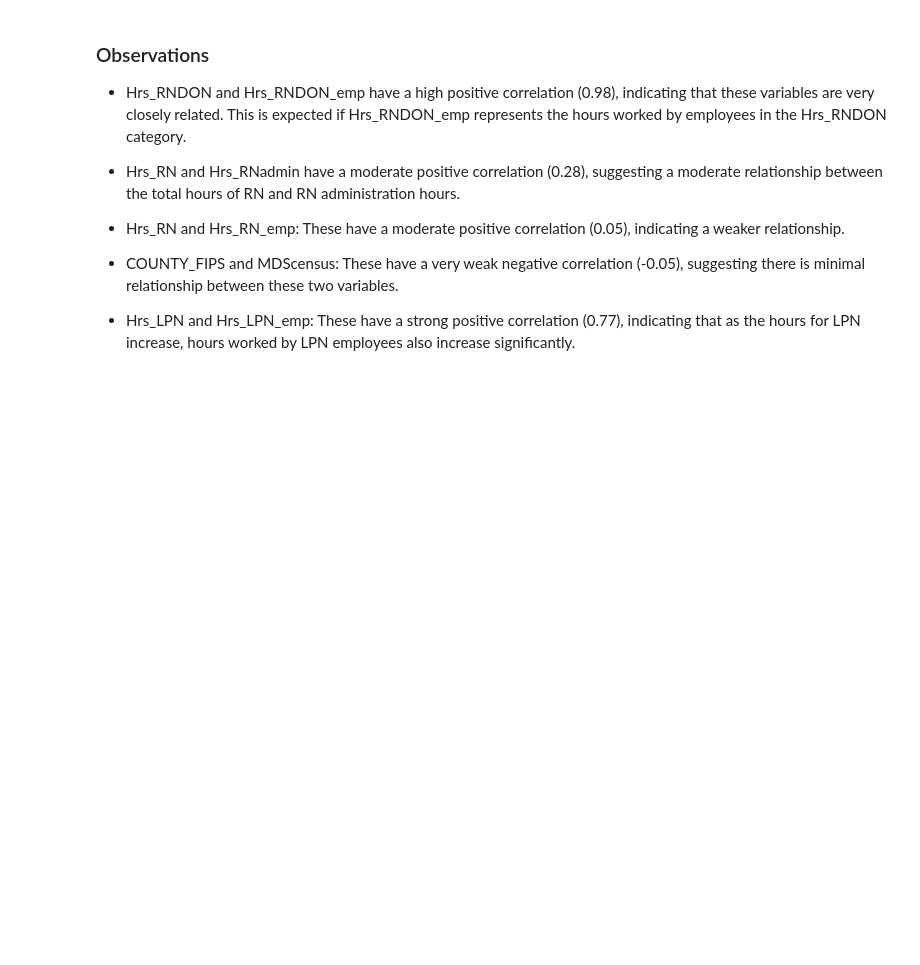
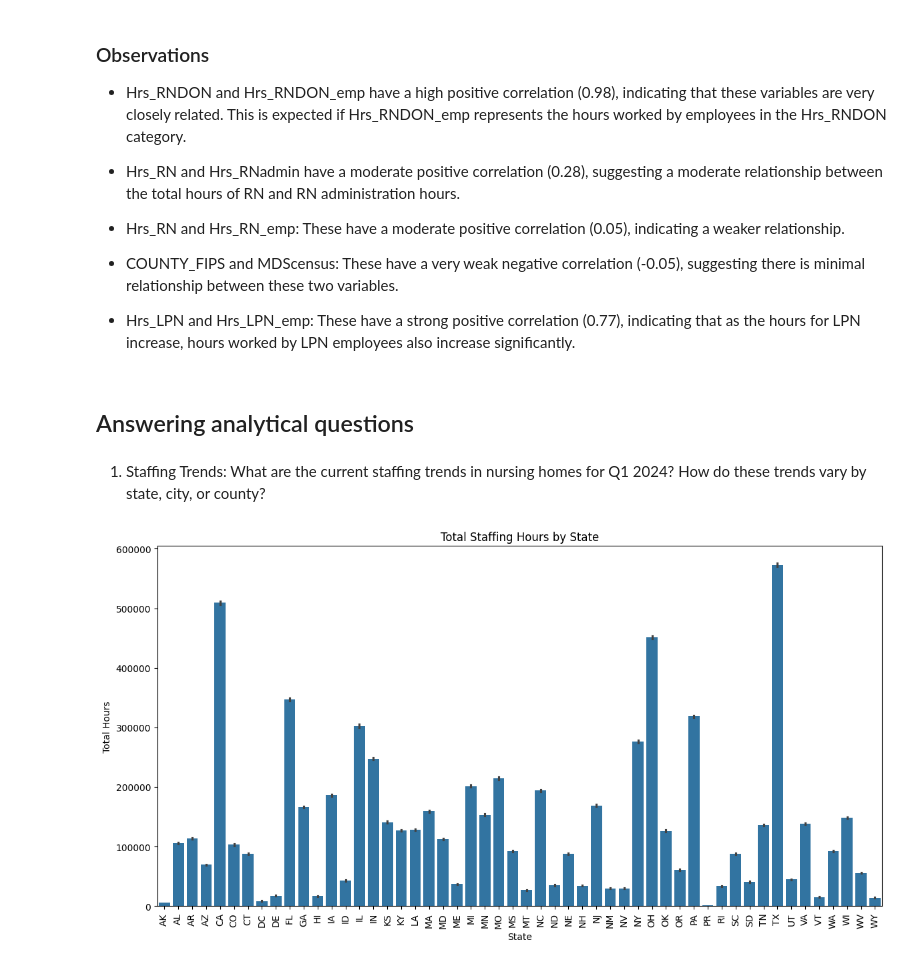
Before and after one commit to Georginahnjeri/Clipboard-Health-Q1-Sales, a Jupyter notebook: main.ipynb, the cells around one changed output. Saved outputs shown, nothing was run; the diff lists cells and outputs as text; code cells hidden in the pictures; blank space fills up the shorter version.

Commit message:
Answering analytical questions

```diff
--- a/main.ipynb
+++ b/main.ipynb
@@ -267,3 +267,17 @@ Hrs_MedAide_ctr          1.000000
 - COUNTY_FIPS and MDScensus: These have a very weak negative correlation (-0.05), suggesting there is minimal relationship between these two variables.
 
 - Hrs_LPN and Hrs_LPN_emp: These have a strong positive correlation (0.77), indicating that as the hours for LPN increase, hours worked by LPN employees also increase significantly.
+# %% [markdown]
+## Answering analytical questions
+# %% [markdown]
+1. Staffing Trends: What are the current staffing trends in nursing homes for Q1 2024? How do these trends vary by state, city, or county?
+# %%
+plt.figure(figsize=(14, 7))
+sns.barplot(x='STATE', y='Hrs_RNDON', data=data, estimator=sum)
+plt.title('Total Staffing Hours by State')
+plt.xlabel('State')
+plt.ylabel('Total Hours')
+plt.xticks(rotation=90)
+plt.show()
+# %% [output]
+[figure, added]
```
Also changed, not shown: parts of 8 cells of this notebook.
